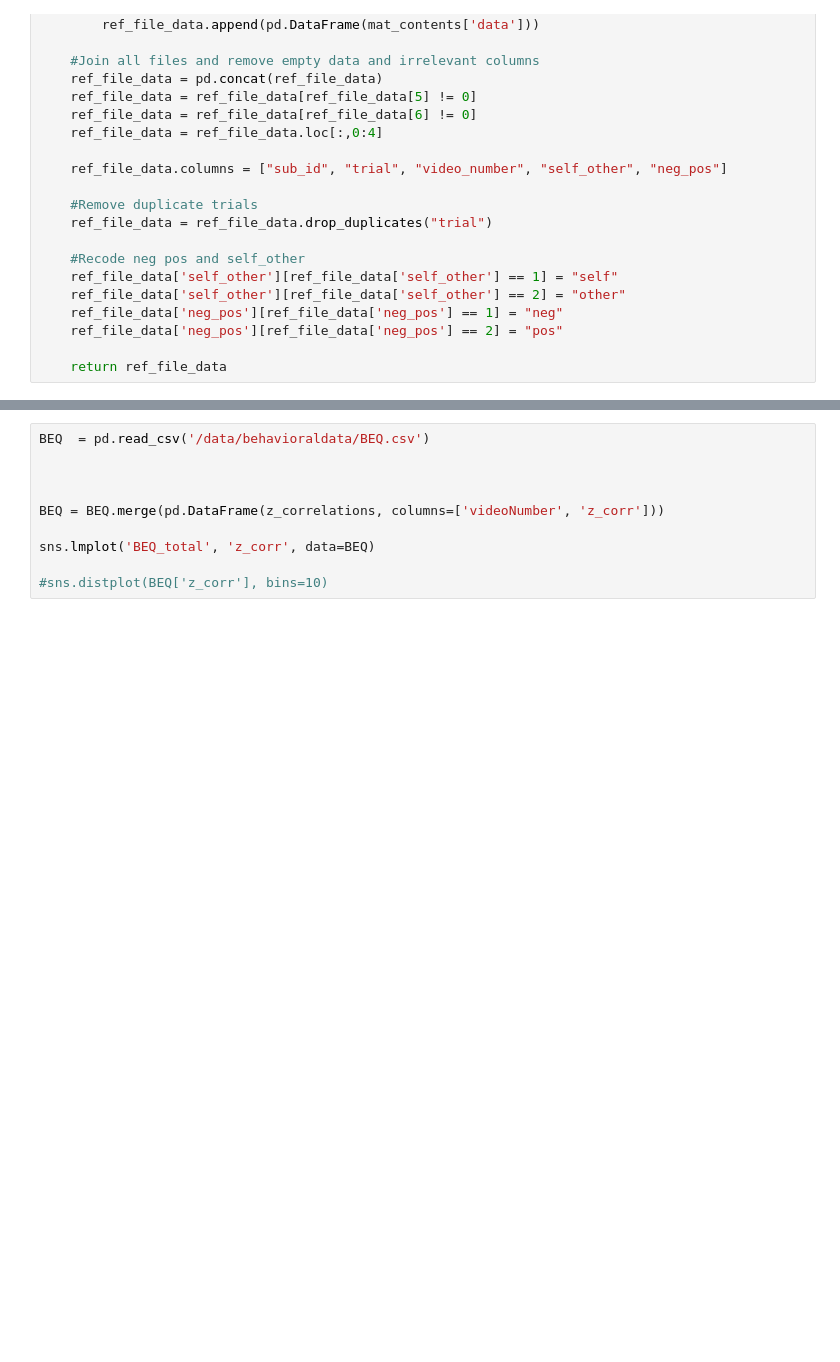
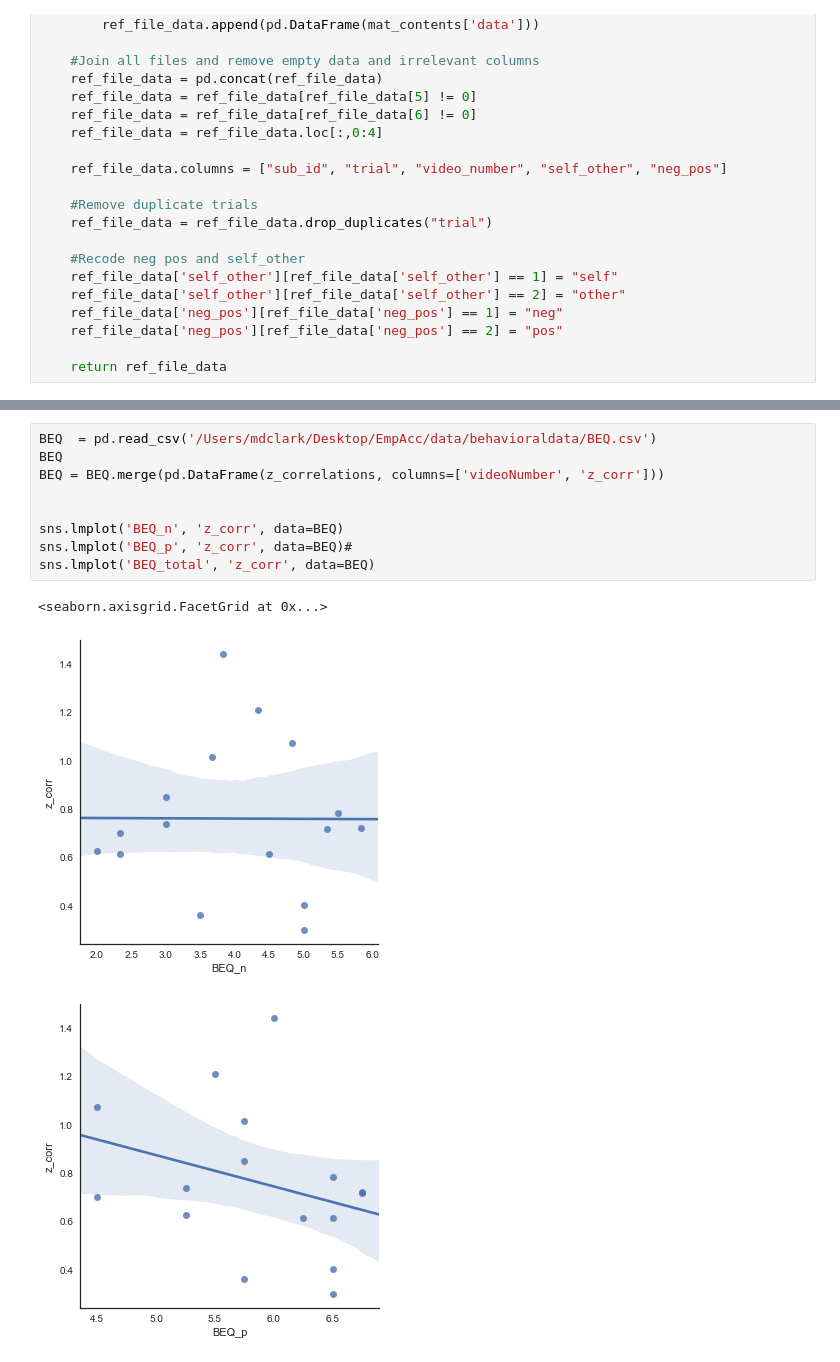
Before and after one commit to Marissa-Clark/EmpathicAccuracy, a Jupyter notebook: TaskEvents.ipynb, the cells around one changed output, grey strips where cells are left out. Saved outputs shown, nothing was run; the diff lists cells and outputs as text; blank space fills up the shorter version.

```diff
--- a/TaskEvents.ipynb
+++ b/TaskEvents.ipynb
@@ -239,10 +224,13 @@ plt.plot(x, y, '.', alpha=0.7);
 # %%
-BEQ  = pd.read_csv('/data/behavioraldata/BEQ.csv')
+BEQ  = pd.read_csv('/Users/mdclark/Desktop/EmpAcc/data/behavioraldata/BEQ.csv')
+BEQ
+BEQ = BEQ.merge(pd.DataFrame(z_correlations, columns=['videoNumber', 'z_corr']))
 
 
-
-BEQ = BEQ.merge(pd.DataFrame(z_correlations, columns=['videoNumber', 'z_corr']))
-
+sns.lmplot('BEQ_n', 'z_corr', data=BEQ)
+sns.lmplot('BEQ_p', 'z_corr', data=BEQ)#
 sns.lmplot('BEQ_total', 'z_corr', data=BEQ)
-
-#sns.distplot(BEQ['z_corr'], bins=10)
+# %% [output]
+<seaborn.axisgrid.FacetGrid at 0x...>
+[figure, added]
+[figure, added]
```
Also changed, not shown: parts of 23 cells of this notebook.
